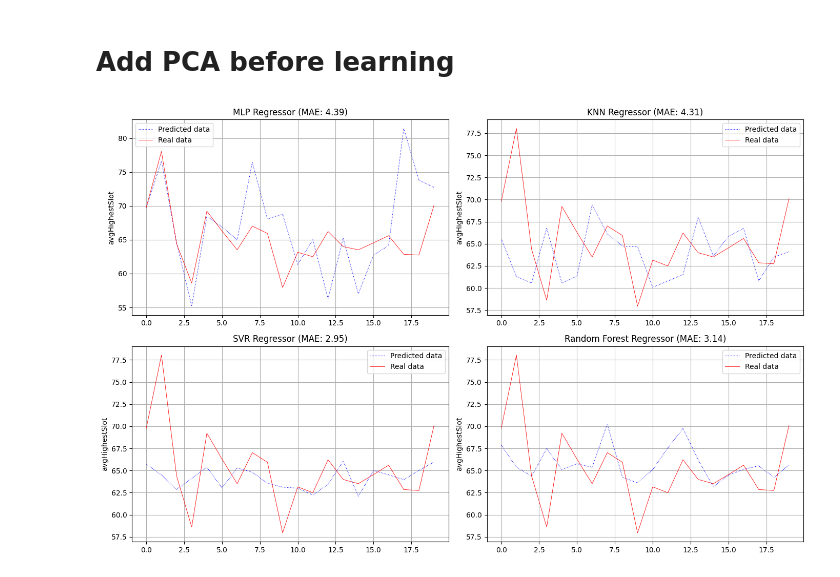
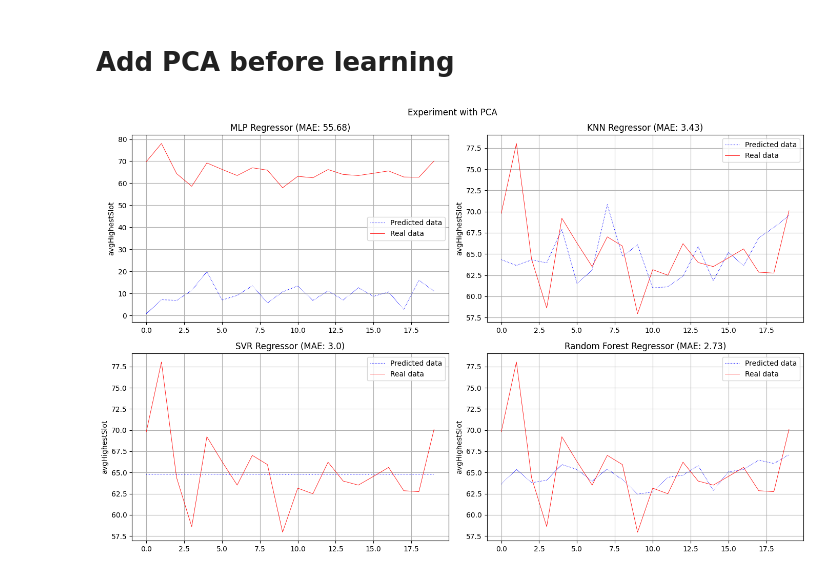
Before and after one commit to pawel150199/network-traffic-prediction, a Jupyter notebook: standarization.ipynb, the cells around one changed output. Cells and saved outputs as stored; diff of their text form; code cells hidden in the pictures.

```diff
--- a/standarization.ipynb
+++ b/standarization.ipynb
@@ -5,7 +5,8 @@ import numpy as np
 import os
 
 def import_data(directory: str) -> None:
-    """Load all data to learning from specific directory
+    """
+    Load all data to learning from specific directory
 
     Args:
         directory (str): directory where all data are stored
@@ -222,50 +217,36 @@ import warnings
 
 warnings.filterwarnings("ignore")
 
-# Load data
-data, results = import_data("Euro28")
-data = data.reshape(100,300)
-results = results[:, 1]
-
-mms = MinMaxScaler()
-mms.fit(X_train, y_train)
-
-X_train = mms.transform(X_train)
-X_test = mms.transform(X_test)
 
 pca = PCA()
-pca.fit(X_train, y_train)
+pca.fit(X_train_t, y_train)
 
-X_train = pca.transform(X_train)
-X_test = pca.transform(X_test)
-
-# Split data
-X_train, X_test, y_train, y_test = train_test_split(data, results, test_size=0.2, random_state=1410)
-
+X_train_pca = pca.transform(X_train_t)
+X_test_pca = pca.transform(X_test_t)
 
 
 # MLP
 mlp = MLPRegressor(hidden_layer_sizes=5, batch_size=10, random_state=1410, warm_start=True)
-mlp.fit(X_train, y_train)
-y_pred_mlp = mlp.predict(X_test)
+mlp.fit(X_train_pca, y_train)
+y_pred_mlp = mlp.predict(X_test_pca)
 mae_mlp = mean_absolute_error(y_test, y_pred_mlp)
 
 # KNN
 knn = KNeighborsRegressor()
-knn.fit(X_train, y_train)
-y_pred_knn = knn.predict(X_test)
+knn.fit(X_train_pca, y_train)
+y_pred_knn = knn.predict(X_test_pca)
 mae_knn = mean_absolute_error(y_test, y_pred_knn)
 
 # SVR
 svr = SVR(kernel="poly")
-svr.fit(X_train, y_train)
-y_pred_svr = svr.predict(X_test)
+svr.fit(X_train_pca, y_train)
+y_pred_svr = svr.predict(X_test_pca)
 mae_svr = mean_absolute_error(y_test, y_pred_svr)
 
 # RFR
 rfr = RandomForestRegressor(random_state=1410)
-rfr.fit(X_train, y_train)
-y_pred_rfr = rfr.predict(X_test)
+rfr.fit(X_train_pca, y_train)
+y_pred_rfr = rfr.predict(X_test_pca)
 mae_rfr = mean_absolute_error(y_test, y_pred_rfr)
 
 # Show results
@@ -279,31 +260,32 @@ ax[0,0].set_title(f"MLP Regressor (MAE: {round(mae_mlp, 2)})")
 ax[0,0].legend()
 ax[0,0].grid()
 
 # KNN
 ax[0,1].plot(y_pred_knn, color="blue", linewidth=0.8, linestyle="dotted", label="Predicted data")
 ax[0,1].plot(y_test, color="red", linewidth=0.6, label="Real data")
 ax[0,1].set_ylabel("avgHighestSlot")
 ax[0,1].set_title(f"KNN Regressor (MAE: {round(mae_knn, 2)})")
 ax[0,1].legend()
 ax[0,1].grid()
 
 # SVR
 ax[1,0].plot(y_pred_svr, color="blue", linewidth=0.8, linestyle="dotted", label="Predicted data")
 ax[1,0].plot(y_test, color="red", linewidth=0.6, label="Real data")
 ax[1,0].set_ylabel("avgHighestSlot")
 ax[1,0].set_title(f"SVR Regressor (MAE: {round(mae_svr, 2)})")
 ax[1,0].legend()
 ax[1,0].grid()
 
 # Random Forest Regressor
 ax[1,1].plot(y_pred_rfr, color="blue", linewidth=0.8, linestyle="dotted", label="Predicted data")
 ax[1,1].plot(y_test, color="red", linewidth=0.6, label="Real data")
 ax[1,1].set_ylabel("avgHighestSlot")
 ax[1,1].set_title(f"Random Forest Regressor (MAE: {round(mae_rfr, 2)})")
 ax[1,1].legend()
 ax[1,1].grid()
 
+plt.suptitle("Experiment with PCA")
 plt.tight_layout()
 plt.show()
 # %% [output]
-[figure, old version]
+[figure, new version]
```
Also changed, not shown: parts of 3 cells of this notebook, 6 other files.
